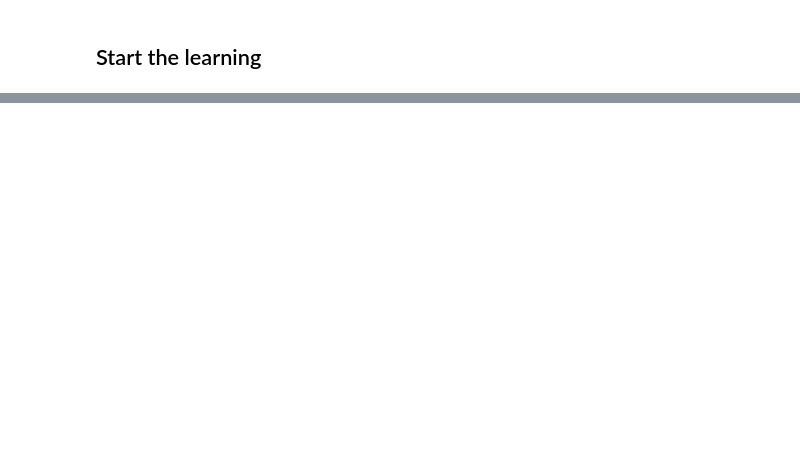
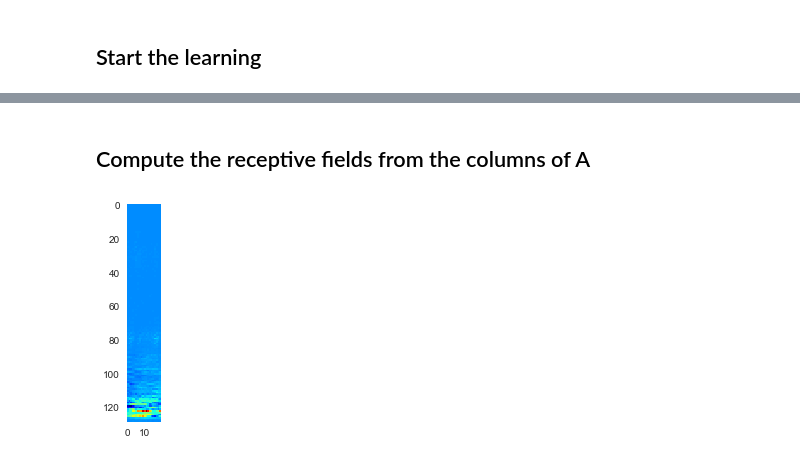
Before and after one commit to nhat-le/Sparse-Coding-Spectrogram, a Jupyter notebook: sparse_code_spectrogram.ipynb, the cells around one changed output, grey strips where cells are left out. Saved outputs shown, nothing was run; the diff lists cells and outputs as text; code cells hidden in the pictures; blank space fills up the shorter version.

```diff
--- a/sparse_code_spectrogram.ipynb
+++ b/sparse_code_spectrogram.ipynb
@@ -206,0 +629,9 @@ comp.shape
+# %% [markdown]
+## Compute the receptive fields from the columns of A
+# %%
+A_inverted = pca.inverse_transform(A.T)
+seg = A_inverted[3,:].reshape((129, 20))
+plt.imshow(np.flipud(seg), cmap='jet')
+plt.grid(False)
+# %% [output]
+[figure, added]
```
Also changed, not shown: parts of 43 cells of this notebook.
